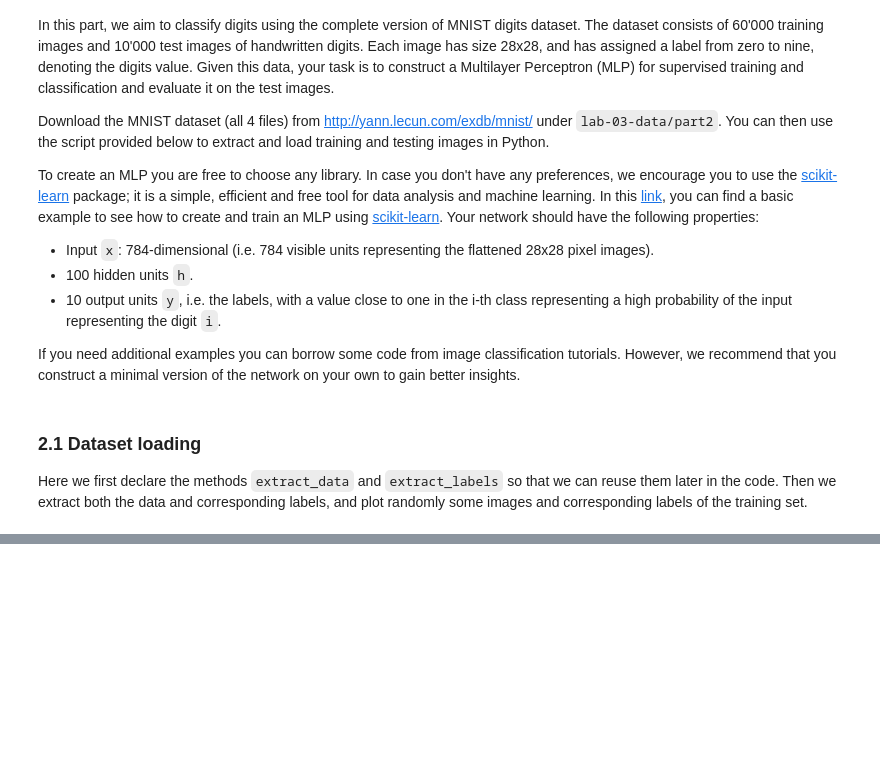
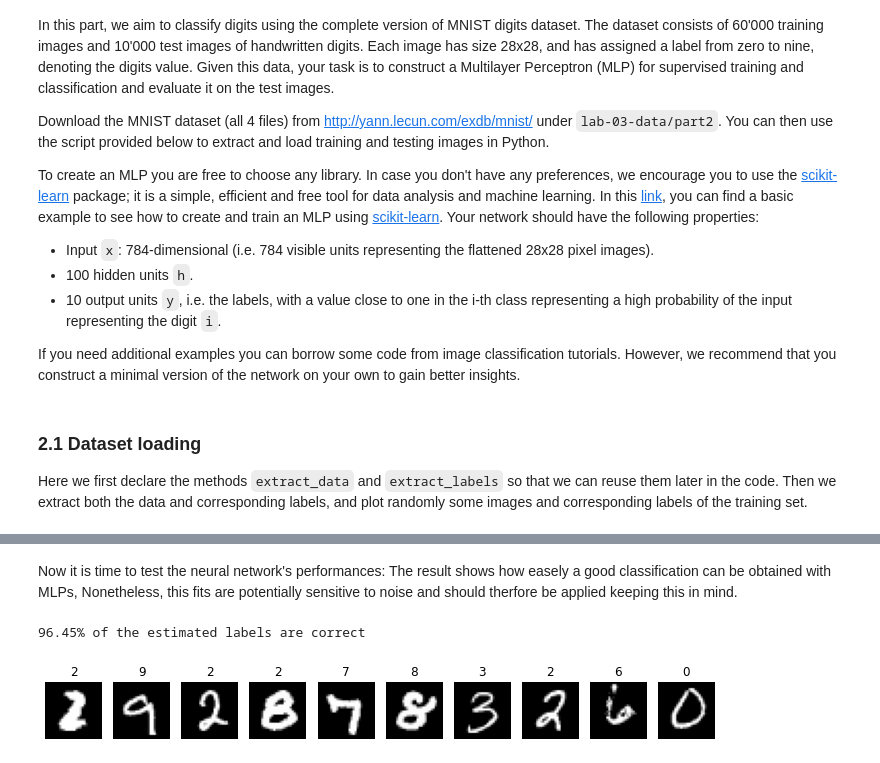
Before and after one commit to arthurBricq/ImageAnalysisLabs, a Jupyter notebook: lab03/lab_03_classification.ipynb, the cells around one changed output, grey strips where cells are left out. Drawn from its saved outputs; the diff is of its cells as text; code cells hidden in the pictures; blank space fills up the shorter version.

```diff
--- a/lab03/lab_03_classification.ipynb
+++ b/lab03/lab_03_classification.ipynb
@@ -261,6 +261,8 @@ Then we extract both the data and corresponding labels, and plot randomly some i
 import gzip
 import numpy as np
 import matplotlib.pyplot as plt
+
+data_base_path = os.path.join(os.pardir, 'lab03\lab-03-data')
 
 def extract_data(filename, image_shape, image_number):
     with gzip.open(filename) as bytestream:
@@ -282,7 +284,7 @@ image_shape = (28, 28)
 train_set_size = 60000
 test_set_size = 10000
 
-data_part2_folder = os.path.join(data_base_path, data_folder, 'part2')
+data_part2_folder = os.path.join(data_base_path,'part2')
 
 train_images_path = os.path.join(data_part2_folder, 'train-images-idx3-ubyte.gz')
 train_labels_path = os.path.join(data_part2_folder, 'train-labels-idx1-ubyte.gz')
@@ -309,0 +335,10 @@ for ax, im, lb in zip(axes, train_images[plt_ind], train_labels[plt_ind]):
+# %%
+from sklearn.neural_network import MLPClassifier
+
+#prepare data
+X=imPro.rearrange_img_stack(train_images,z_stack=False)
+y=train_labels
+#define classifier object, note that all hyperparameters are set to default
+MLP=MLPClassifier()
+#train MLP
+MLP.fit(X,y)
@@ -309,0 +354,21 @@ for ax, im, lb in zip(axes, train_images[plt_ind], train_labels[plt_ind]):
+# %% [markdown]
+Now it is time to test the neural network's performances: The result shows how easely a good classification can be obtained with MLPs, Nonetheless, this fits are potentially sensitive to noise and should therfore be applied keeping this in mind.
+# %%
+X_test=imPro.rearrange_img_stack(test_images,z_stack=False)
+y_test=test_labels
+y_est=MLP.predict(X_test)
+
+#compute percentage of correct labels
+corr_pc=100*np.sum(y_est==y_test)/y_test.size
+print("%.2f%s of the estimated labels are correct" %(corr_pc,'%'))
+#plot 10 random images from test set with the estimated labels
+plt_ind = prng.randint(low=0, high=test_set_size, size=10)
+
+fig, axes = plt.subplots(1, 10, figsize=(12, 3))
+for ax, im, lb in zip(axes, test_images[plt_ind], y_est[plt_ind]):
+    ax.imshow(im, cmap='gray')
+    ax.axis('off')
+    ax.set_title(lb)
+# %% [output]
+96.45% of the estimated labels are correct
+[figure, added]
```
Also changed, not shown: parts of 12 cells of this notebook, 6 other files.
